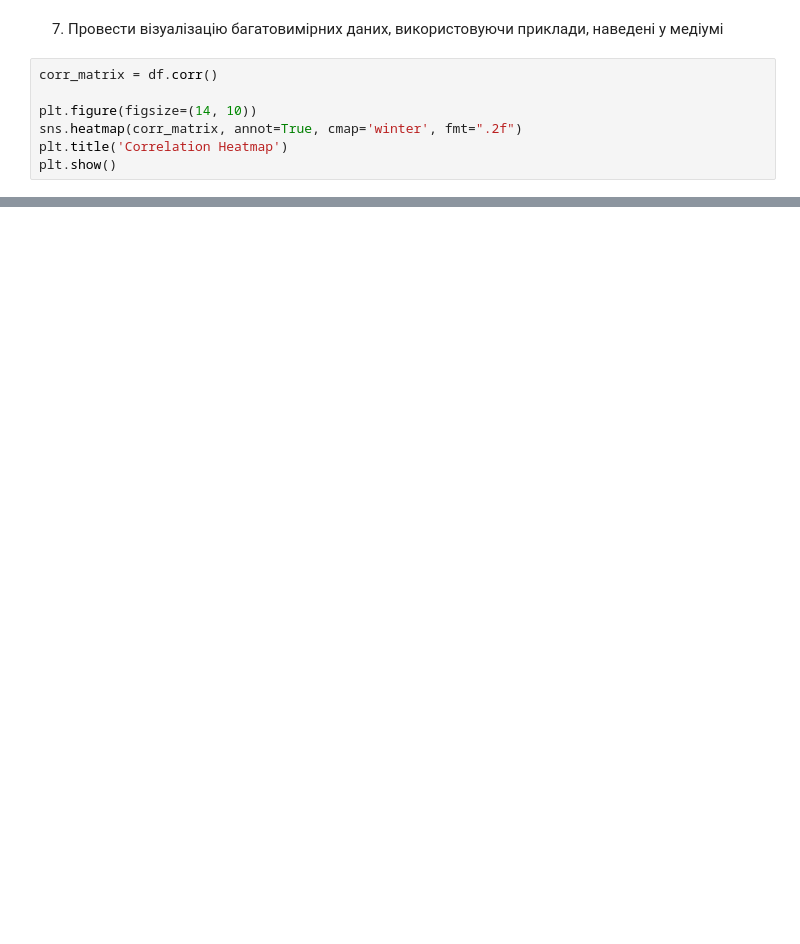
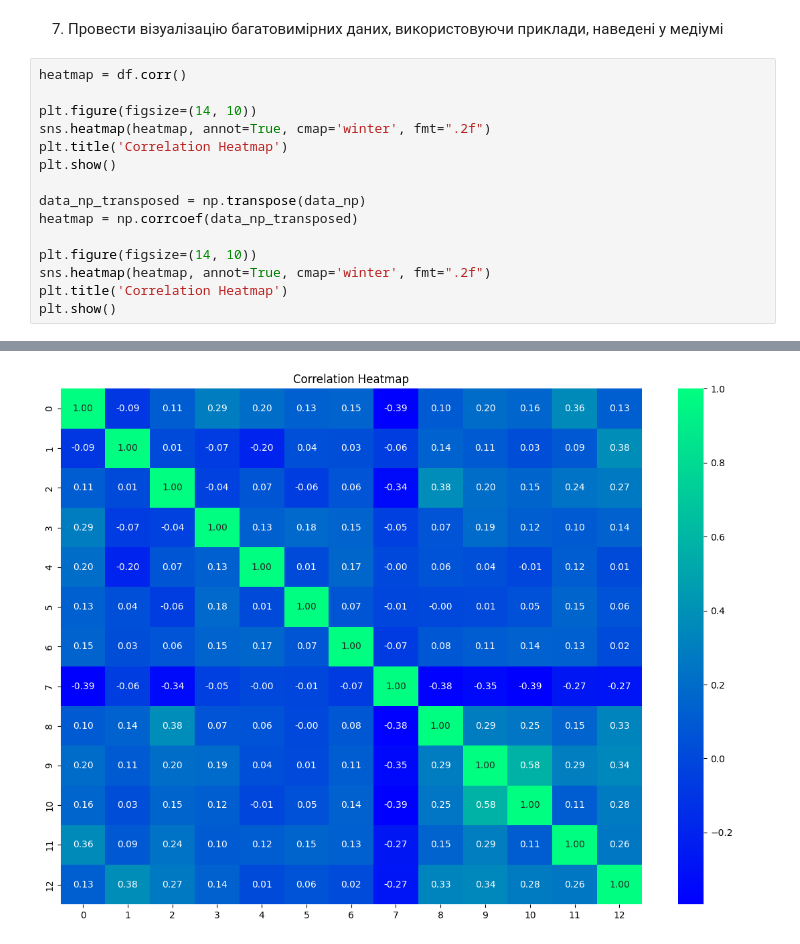
Before and after one commit to PerevuznykIllia/AD, a Jupyter notebook: Lab4.ipynb, the cells around one changed output, grey strips where cells are left out. Saved outputs shown, nothing was run; the diff lists cells and outputs as text; blank space fills up the shorter version.

```diff
--- a/Lab4.ipynb
+++ b/Lab4.ipynb
@@ -451,11 +494,20 @@ Encoded DataFrame:
 # %% [markdown]
 7. Провести візуалізацію багатовимірних даних, використовуючи приклади, наведені у медіумі
 # %%
-corr_matrix = df.corr()
+heatmap = df.corr()
 
 plt.figure(figsize=(14, 10))
-sns.heatmap(corr_matrix, annot=True, cmap='winter', fmt=".2f")
+sns.heatmap(heatmap, annot=True, cmap='winter', fmt=".2f")
 plt.title('Correlation Heatmap')
 plt.show()
+
+data_np_transposed = np.transpose(data_np)
+heatmap = np.corrcoef(data_np_transposed)
+
+plt.figure(figsize=(14, 10))
+sns.heatmap(heatmap, annot=True, cmap='winter', fmt=".2f")
+plt.title('Correlation Heatmap')
+plt.show()
 # %% [output]
 [figure]
+[figure, added]
```
Also changed, not shown: parts of 16 cells of this notebook.
